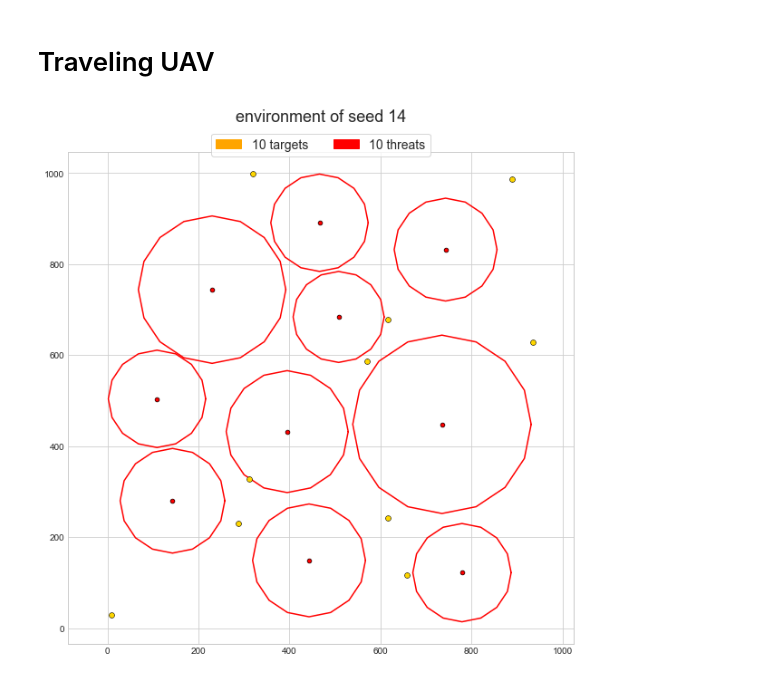
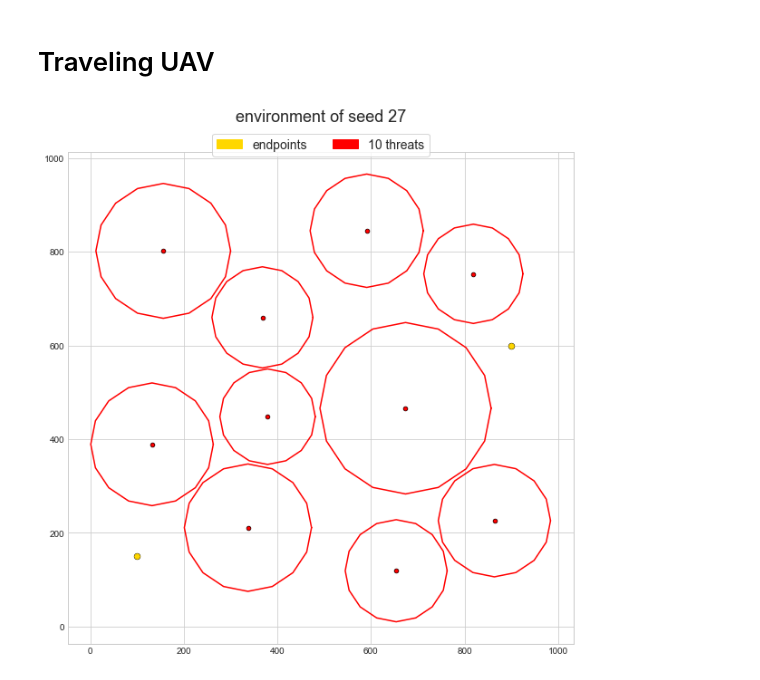
Before and after one commit to Elilgo324/quick-and-safe, a Jupyter notebook: settings/main.ipynb, the cells around one changed output. Drawn from its saved outputs; the diff is of its cells as text; code cells hidden in the pictures.

```diff
--- a/settings/main.ipynb
+++ b/settings/main.ipynb
@@ -9,14 +10,14 @@ from matplotlib.lines import Line2D
 # %%
-env = Environment(num_targets=10, num_threats=10, seed_value=14)
+env = Environment(source=Point(100,150), target=Point(900,600), num_threats=10, seed_value=27)
 env.plot()
 plt.title(f'environment of seed {env._seed_value}', fontsize=18, y=1.05)
-plt.legend(handles=[Patch(color='orange', label=f'{len(env.targets)} targets'),
+plt.legend(handles=[Patch(color='gold', label='endpoints'),
                     Patch(color='red', label=f'{len(env.threats)} threats')],
            fontsize=14, frameon=True, loc='upper center', bbox_to_anchor=(0.5, 1.05), ncol=2, fancybox=True)
 
 plt.savefig(f'../plots/environment_of_seed_{env._seed_value}.png')
 plt.show()
 # %% [output]
-[figure, old version]
+[figure, new version]
 # %%
 rm = VisibilityRoadmap(env)
```
Also changed, not shown: parts of 3 cells of this notebook, 4 other files.
